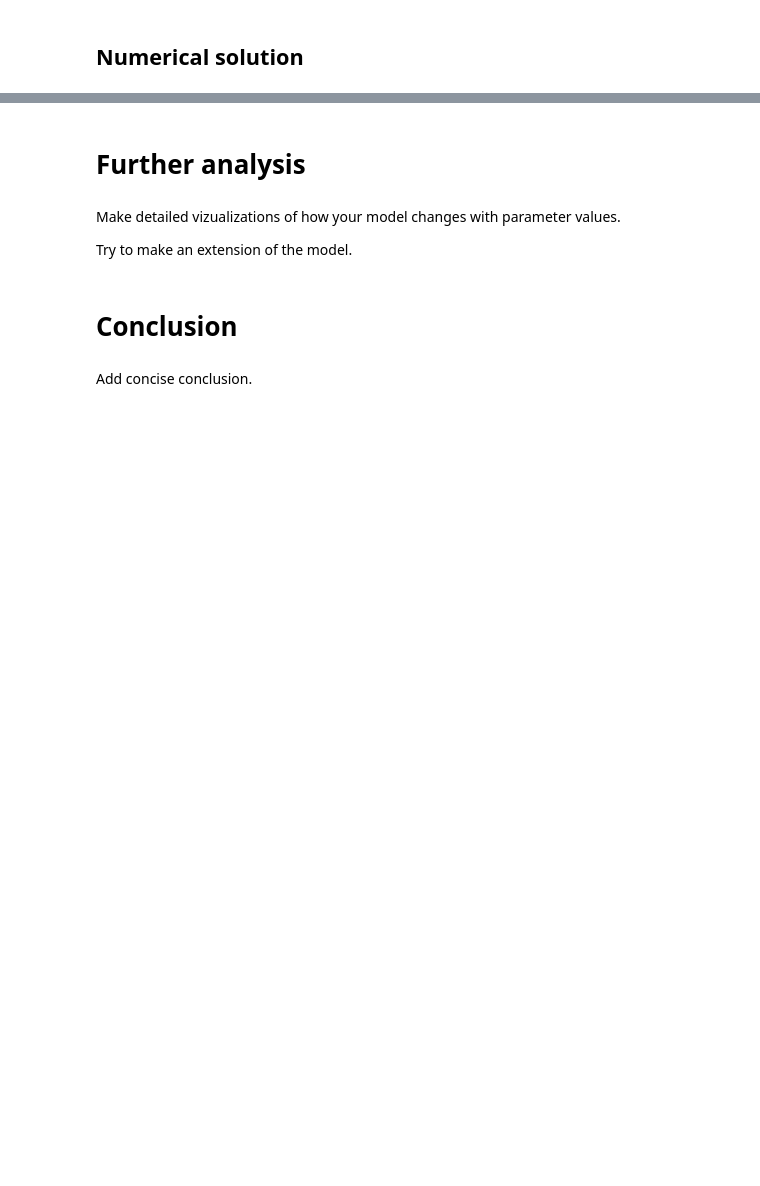
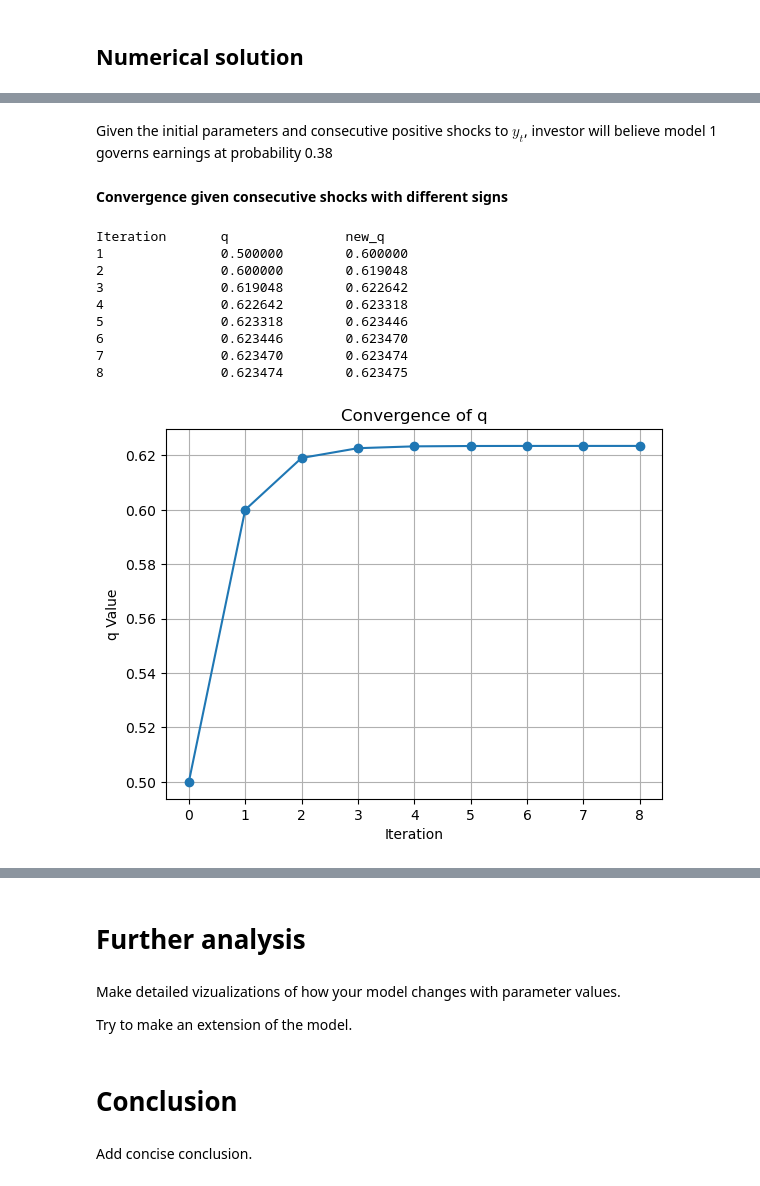
Before and after one commit to NumEconCopenhagen/projects-2024-kt, a Jupyter notebook: modelproject/modelproject.ipynb, the cells around one changed output, grey strips where cells are left out. Drawn from its saved outputs; the diff is of its cells as text; code cells hidden in the pictures; blank space fills up the shorter version.

Commit message:
Initial numerical examples

```diff
--- a/modelproject/modelproject.ipynb
+++ b/modelproject/modelproject.ipynb
@@ -104,0 +128,17 @@ Are there any problems with convergence? Does the model converge for all startin
+# %% [markdown]
+Given the initial parameters and consecutive positive shocks to $y_t$, investor will believe model 1 governs earnings at probability 0.38
+# %% [markdown]
+**Convergence given consecutive shocks with different signs**
+# %%
+model.convergence(1,-1)
+# %% [output]
+Iteration       q               new_q
+1               0.500000        0.600000
+2               0.600000        0.619048
+3               0.619048        0.622642
+4               0.622642        0.623318
+5               0.623318        0.623446
+6               0.623446        0.623470
+7               0.623470        0.623474
+8               0.623474        0.623475
+[figure, added]
```
Also changed, not shown: parts of 16 cells of this notebook, 1 other file.
